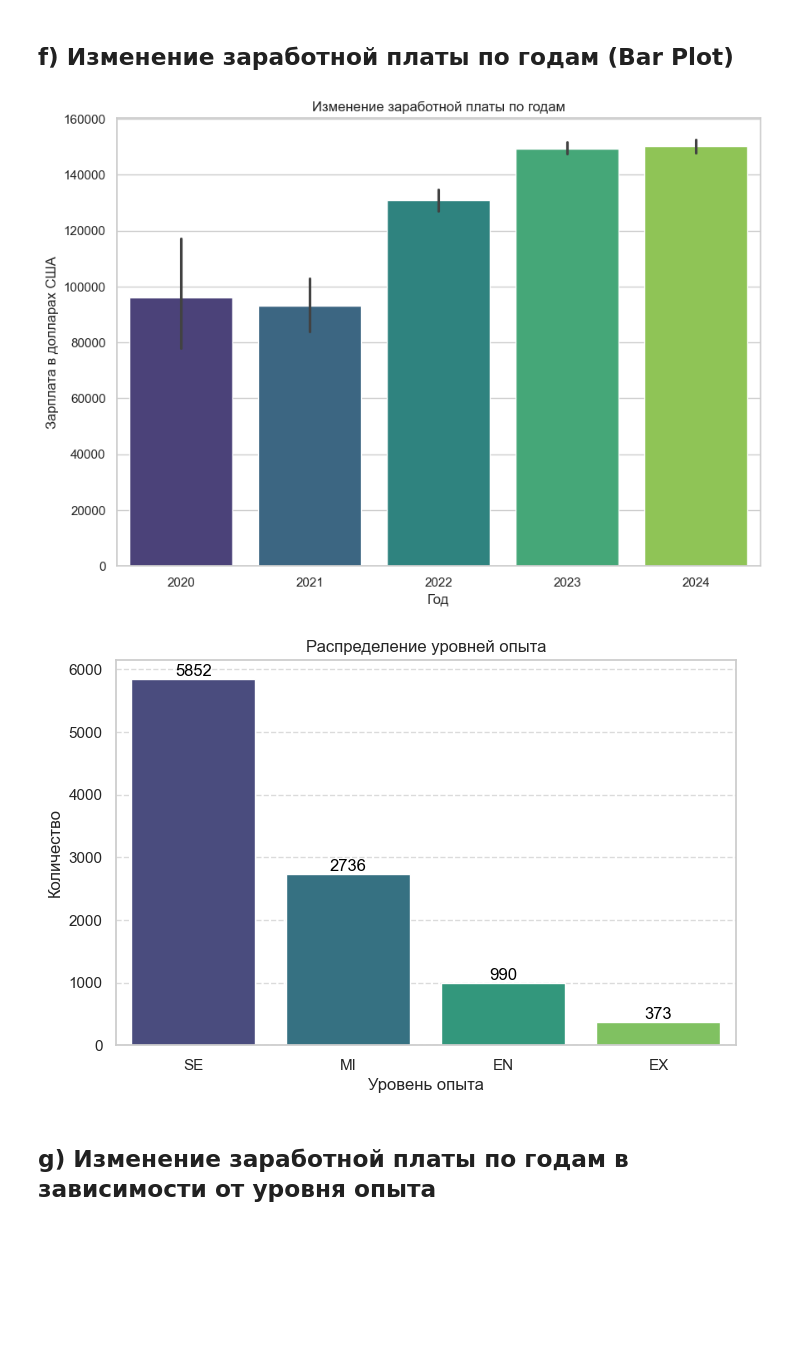
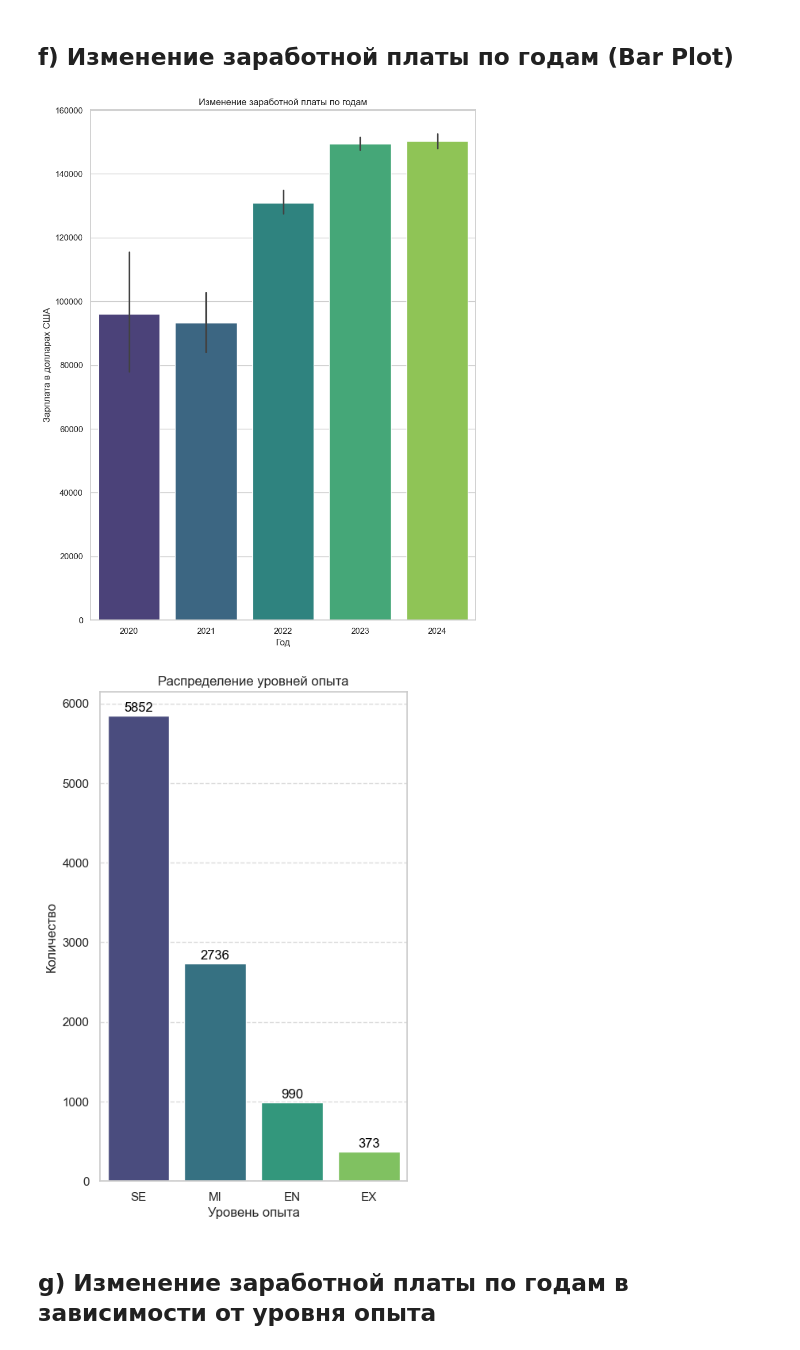
Before and after one commit to behzod33/ds_basic_final, a Jupyter notebook: ds_basic_final.ipynb, the cells around one changed output. Saved outputs shown, nothing was run; the diff lists cells and outputs as text; code cells hidden in the pictures; blank space fills up the shorter version.

```diff
--- a/ds_basic_final.ipynb
+++ b/ds_basic_final.ipynb
@@ -320,20 +320,20 @@ plt.show()
 # %% [markdown]
 ## f) Изменение заработной платы по годам (Bar Plot)
 # %%
-plt.figure(figsize=(10, 7))
+plt.figure(figsize=(9, 12))
 sns.barplot(df, x="work_year", y="salary_in_usd", palette="viridis")
 plt.title("Изменение заработной платы по годам")
 plt.xlabel("Год")
 plt.ylabel("Зарплата в долларах США")
 plt.savefig("plots/Изменение_заработной_платы_по_годам.png", dpi=300, bbox_inches='tight')
 plt.show()
 # %% [output]
-[figure, old version]
+[figure, new version]
 # %%
 experience_counts = df["experience_level"].value_counts().reset_index()
 experience_counts.columns = ["experience_level", "count"]
 
-plt.figure(figsize=(8, 5))
+plt.figure(figsize=(5, 8))
 ax = sns.barplot(data=experience_counts, x="experience_level", y="count", palette="viridis")
 
 for index, row in experience_counts.iterrows():
@@ -346,7 +346,7 @@ plt.grid(axis='y', linestyle='--', alpha=0.7)
 plt.savefig("plots/Распределение_уровней_опыта.png", dpi=300, bbox_inches='tight')
 plt.show()
 # %% [output]
-[figure, old version]
+[figure, new version]
 # %% [markdown]
 ## g) Изменение заработной платы по годам в зависимости от уровня опыта
 # %%
```
Also changed, not shown: 3 other files.
